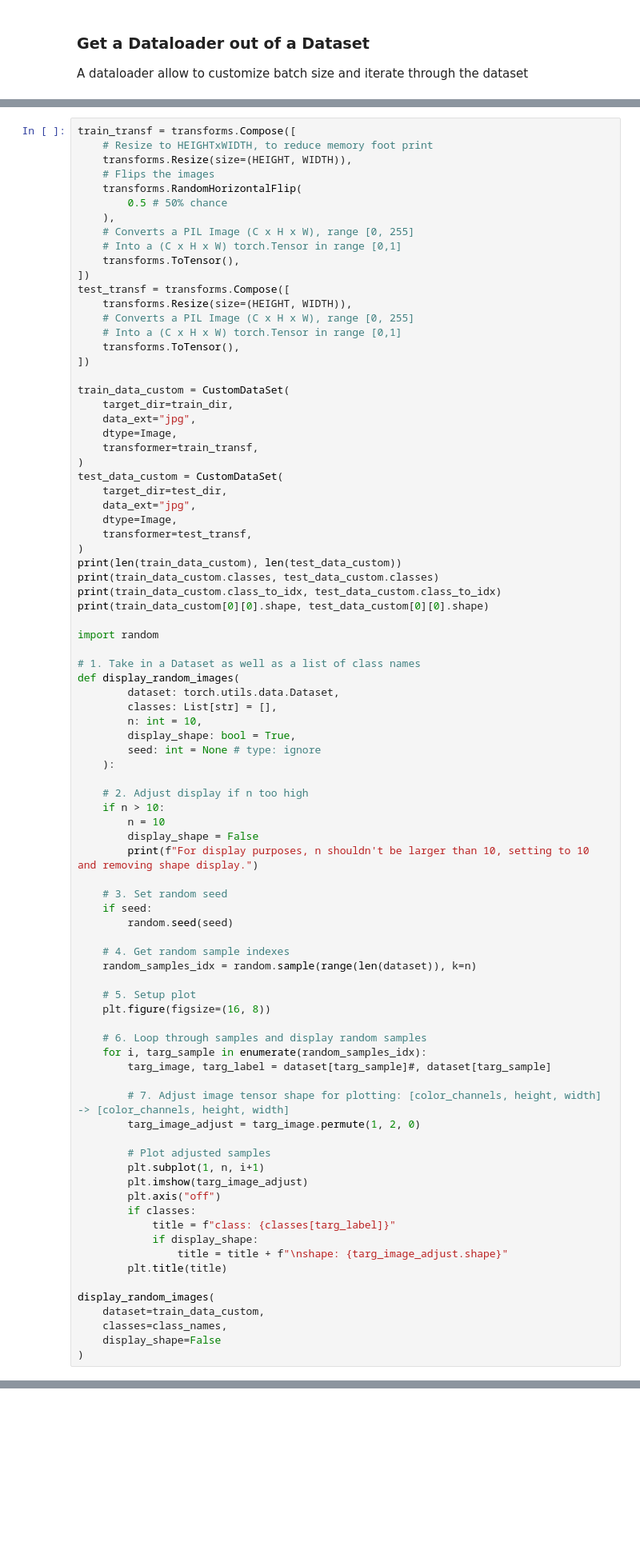
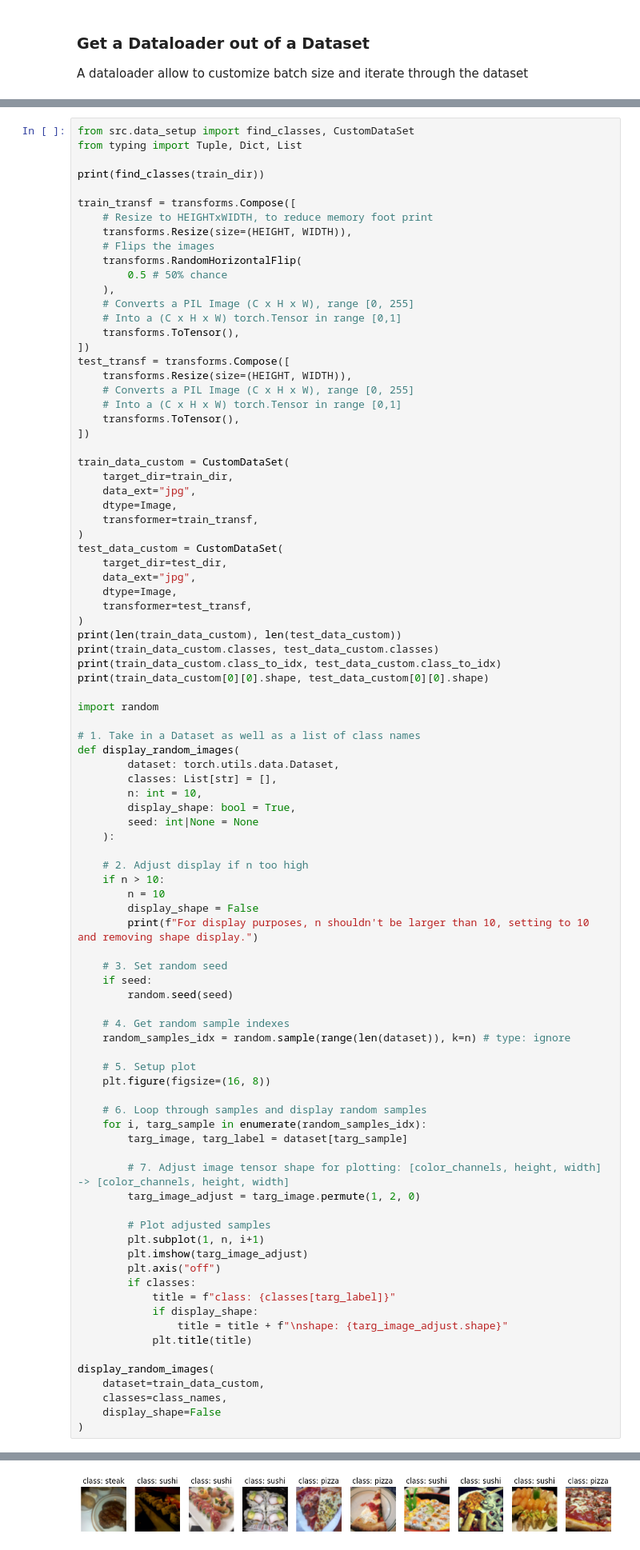
Before and after one commit to maykon-marcos-jr/ML-Learning, a Jupyter notebook: notebooks/PyTorch/05_Custom_Datasets.ipynb, the cells around one changed output, grey strips where cells are left out. Shown at 80% size. Drawn from its saved outputs; the diff is of its cells as text; blank space fills up the shorter version.

```diff
--- a/notebooks/PyTorch/05_Custom_Datasets.ipynb
+++ b/notebooks/PyTorch/05_Custom_Datasets.ipynb
@@ -362,4 +499,9 @@ class CustomDataSet(Dataset):
 # %%
+from src.data_setup import find_classes, CustomDataSet
+from typing import Tuple, Dict, List
+
+print(find_classes(train_dir))
+
 train_transf = transforms.Compose([
     # Resize to HEIGHTxWIDTH, to reduce memory foot print
     transforms.Resize(size=(HEIGHT, WIDTH)),
@@ -403,7 +545,7 @@ def display_random_images(
         classes: List[str] = [],
         n: int = 10,
         display_shape: bool = True,
-        seed: int = None # type: ignore
+        seed: int|None = None
     ):
 
     # 2. Adjust display if n too high
@@ -417,14 +559,14 @@ def display_random_images(
         random.seed(seed)
 
     # 4. Get random sample indexes
-    random_samples_idx = random.sample(range(len(dataset)), k=n)
+    random_samples_idx = random.sample(range(len(dataset)), k=n) # type: ignore
 
     # 5. Setup plot
     plt.figure(figsize=(16, 8))
 
     # 6. Loop through samples and display random samples
     for i, targ_sample in enumerate(random_samples_idx):
-        targ_image, targ_label = dataset[targ_sample]#, dataset[targ_sample]
+        targ_image, targ_label = dataset[targ_sample]
 
         # 7. Adjust image tensor shape for plotting: [color_channels, height, width] -> [color_channels, height, width]
         targ_image_adjust = targ_image.permute(1, 2, 0)
@@ -437,10 +579,11 @@ def display_random_images(
             title = f"class: {classes[targ_label]}"
             if display_shape:
                 title = title + f"\nshape: {targ_image_adjust.shape}"
-        plt.title(title)
+            plt.title(title)
 
 display_random_images(
     dataset=train_data_custom,
     classes=class_names,
     display_shape=False
 )
+# %% [output]
@@ -447,3 +595,4 @@ display_random_images(
+[figure, added]
 # %% [markdown]
 ### Create a DataLoader from Custom Dataset
 # %%
```
Also changed, not shown: parts of 29 cells of this notebook, 8 other files.
